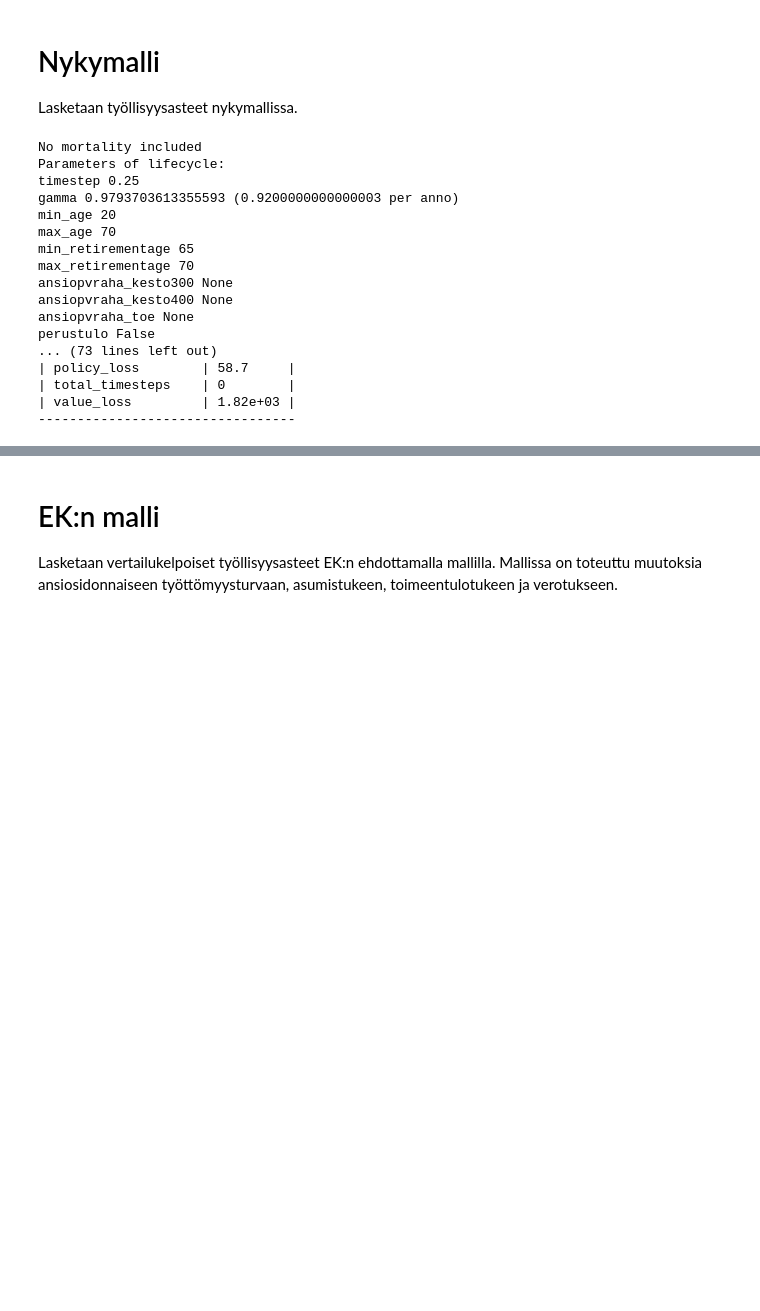
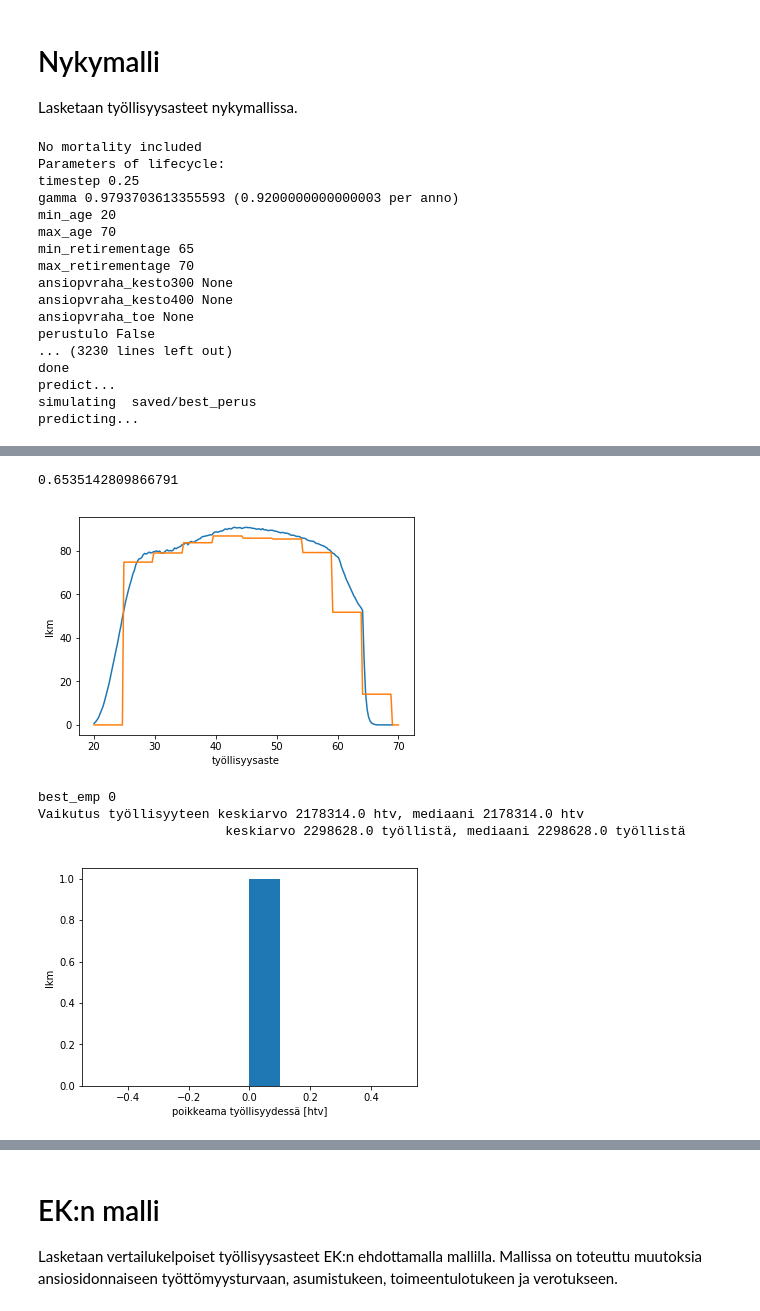
Before and after one commit to ajtanskanen/lifecycle-old-rl, a Jupyter notebook: social security with RL 11.ipynb, the cells around one changed output, grey strips where cells are left out. Drawn from its saved outputs; the diff is of its cells as text; code cells hidden in the pictures; blank space fills up the shorter version.

```diff
--- a/social security with RL 11.ipynb
+++ b/social security with RL 11.ipynb
@@ -56,7 +56,7 @@ cc1=Lifecycle(env='unemployment-v1',minimal=False,mortality=mortality,perustulo=
               deterministic=deterministic,randomness=randomness)
 
 cc1.explain()
-cc1.run_results(debug=True,steps1=size1,steps2=size2,pop=pop_size,deterministic=deterministic,
+cc1.run_results(debug=False,steps1=size1,steps2=size2,pop=pop_size,deterministic=deterministic,
                 train=True,predict=True,batch1=batch1,batch2=batch2,bestname='saved/best_perus',
                 plot=True,save='saved/perusmalli',cont=False,start_from='saved/best_perus')
 # %% [output]
@@ -72,8 +72,8 @@ ansiopvraha_kesto300 None
 ansiopvraha_kesto400 None
 ansiopvraha_toe None
 perustulo False
-... (73 lines left out)
-| policy_loss        | 58.7     |
-| total_timesteps    | 0        |
-| value_loss         | 1.82e+03 |
----------------------------------
+... (3230 lines left out)
+done
+predict...
+simulating  saved/best_perus
+predicting...
@@ -79,0 +81,6 @@ perustulo False
+0.6535142809866791
+[figure, added]
+best_emp 0
+Vaikutus työllisyyteen keskiarvo 2178314.0 htv, mediaani 2178314.0 htv
+                        keskiarvo 2298628.0 työllistä, mediaani 2298628.0 työllistä
+[figure, added]
```
Also changed, not shown: parts of 2 cells of this notebook, 1 other file.
